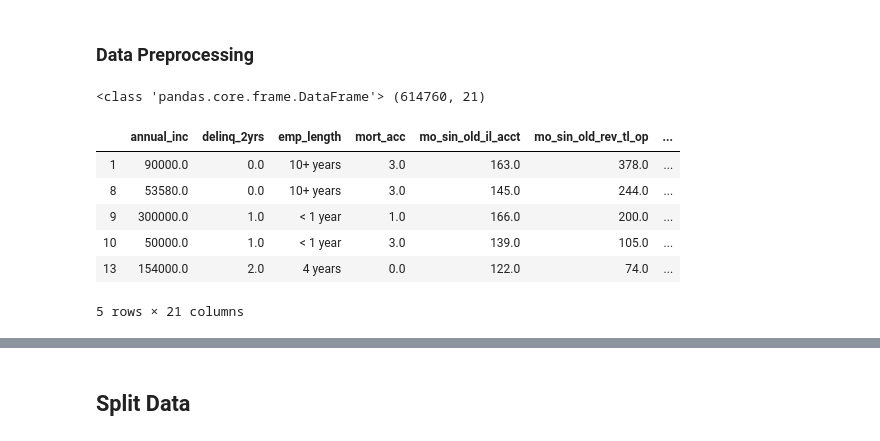
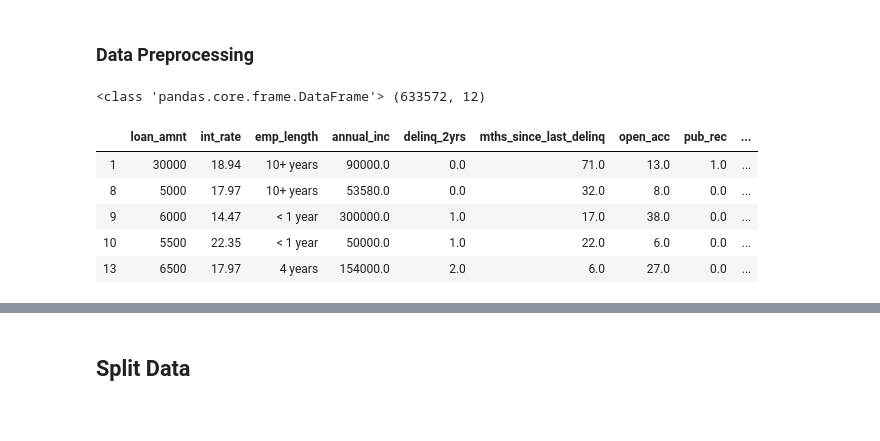
Before and after one commit to wendyfyx/lc_risk_analysis, a Jupyter notebook: ml_project.ipynb, the cells around one changed output, grey strips where cells are left out. Saved outputs shown, nothing was run; the diff lists cells and outputs as text; code cells hidden in the pictures.

```diff
--- a/ml_project.ipynb
+++ b/ml_project.ipynb
@@ -101,8 +102,4 @@ Name: grade, dtype: int64
 # %%
-df = loan_df[['home_ownership','annual_inc','delinq_2yrs','emp_length','grade','loan_status','mort_acc',
-              'mo_sin_old_il_acct', 'mo_sin_old_rev_tl_op', 'mths_since_last_delinq','inq_fi','open_acc',
-              'pub_rec','pub_rec_bankruptcies','revol_util','sub_grade','total_acc','int_rate',
-              'total_rev_hi_lim', 'total_bal_il','tot_cur_bal','dti', 'total_bc_limit',
-              'total_cu_tl','pct_tl_nvr_dlq','percent_bc_gt_75', 'term']].dropna()
-print(df.shape)
-df.head()
+features_ls = ['home_ownership','annual_inc','delinq_2yrs','emp_length','grade',
+               'loan_status','mort_acc', 'mo_sin_old_rev_tl_op', 'mths_since_last_delinq',
+               'inq_fi','open_acc','pub_rec','pub_rec_bankruptcies','int_rate','term','loan_amnt']
@@ -117,0 +106,4 @@ df.head()
+# %%
+df = loan_df[loan_df.columns & features_ls].dropna()
+print(df.shape)
+df.head()
@@ -117,0 +118,4 @@ df.head()
+# %%
+pd.set_option('display.max_colwidth',-1)
+
+desc_df[desc_df['LoanStatNew'].isin(features_ls)]
@@ -118,15 +155,14 @@ df.head()
 # %% [markdown]
 ### Data Preprocessing
 # %%
-df0 = df.drop(['loan_status','grade','sub_grade','int_rate','home_ownership','term'], axis=1)
+df0 = df.drop(['loan_status','grade','home_ownership','term'], axis=1)
 print(type(df0), df0.shape)
 df0.head()
 # %% [output]
-<class 'pandas.core.frame.DataFrame'> (614760, 21)
+<class 'pandas.core.frame.DataFrame'> (633572, 12)
-|  | annual_inc | delinq_2yrs | emp_length | mort_acc | mo_sin_old_il_acct | mo_sin_old_rev_tl_op | ... |
-| 1 | 90000.0 | 0.0 | 10+ years | 3.0 | 163.0 | 378.0 | ... |
-| 8 | 53580.0 | 0.0 | 10+ years | 3.0 | 145.0 | 244.0 | ... |
-| 9 | 300000.0 | 1.0 | < 1 year | 1.0 | 166.0 | 200.0 | ... |
-| 10 | 50000.0 | 1.0 | < 1 year | 3.0 | 139.0 | 105.0 | ... |
-| 13 | 154000.0 | 2.0 | 4 years | 0.0 | 122.0 | 74.0 | ... |
+|  | loan_amnt | int_rate | emp_length | annual_inc | delinq_2yrs | mths_since_last_delinq | open_acc | pub_rec | ... |
+| 1 | 30000 | 18.94 | 10+ years | 90000.0 | 0.0 | 71.0 | 13.0 | 1.0 | ... |
+| 8 | 5000 | 17.97 | 10+ years | 53580.0 | 0.0 | 32.0 | 8.0 | 0.0 | ... |
+| 9 | 6000 | 14.47 | < 1 year | 300000.0 | 1.0 | 17.0 | 38.0 | 0.0 | ... |
+| 10 | 5500 | 22.35 | < 1 year | 50000.0 | 1.0 | 22.0 | 6.0 | 0.0 | ... |
+| 13 | 6500 | 17.97 | 4 years | 154000.0 | 2.0 | 6.0 | 27.0 | 0.0 | ... |
-5 rows × 21 columns
```
Also changed, not shown: parts of 44 cells of this notebook.
